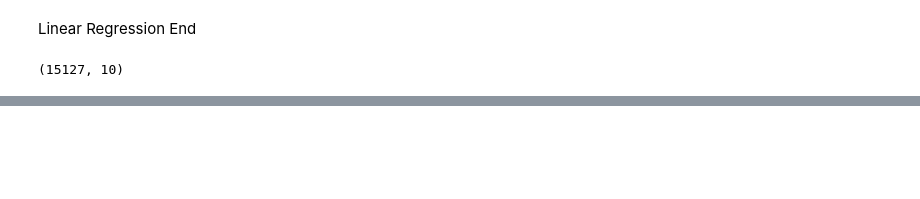
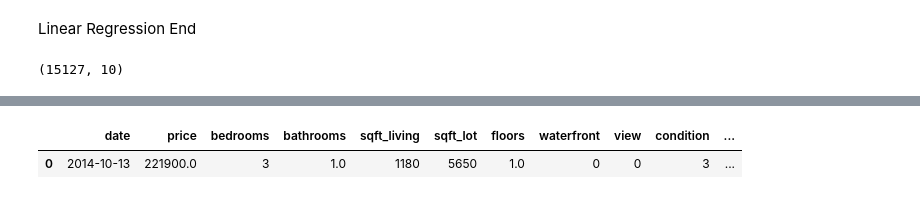
Before and after one commit to umarovj/Fantastic_4, a Jupyter notebook: Group_Project_Final.ipynb, the cells around one changed output, grey strips where cells are left out. Saved outputs shown, nothing was run; the diff lists cells and outputs as text; code cells hidden in the pictures; blank space fills up the shorter version.

```diff
--- a/Group_Project_Final.ipynb
+++ b/Group_Project_Final.ipynb
@@ -477,3 +470,6 @@ model.predict(predict_price)
 # %%
 # Compare predicted price against actual price
-house_df.head(0)
+house_df.head(1)
+# %% [output]
+|  | date | price | bedrooms | bathrooms | sqft_living | sqft_lot | floors | waterfront | view | condition | ... |
+| 0 | 2014-10-13 | 221900.0 | 3 | 1.0 | 1180 | 5650 | 1.0 | 0 | 0 | 3 | ... |
```
Also changed, not shown: parts of 15 cells of this notebook.
